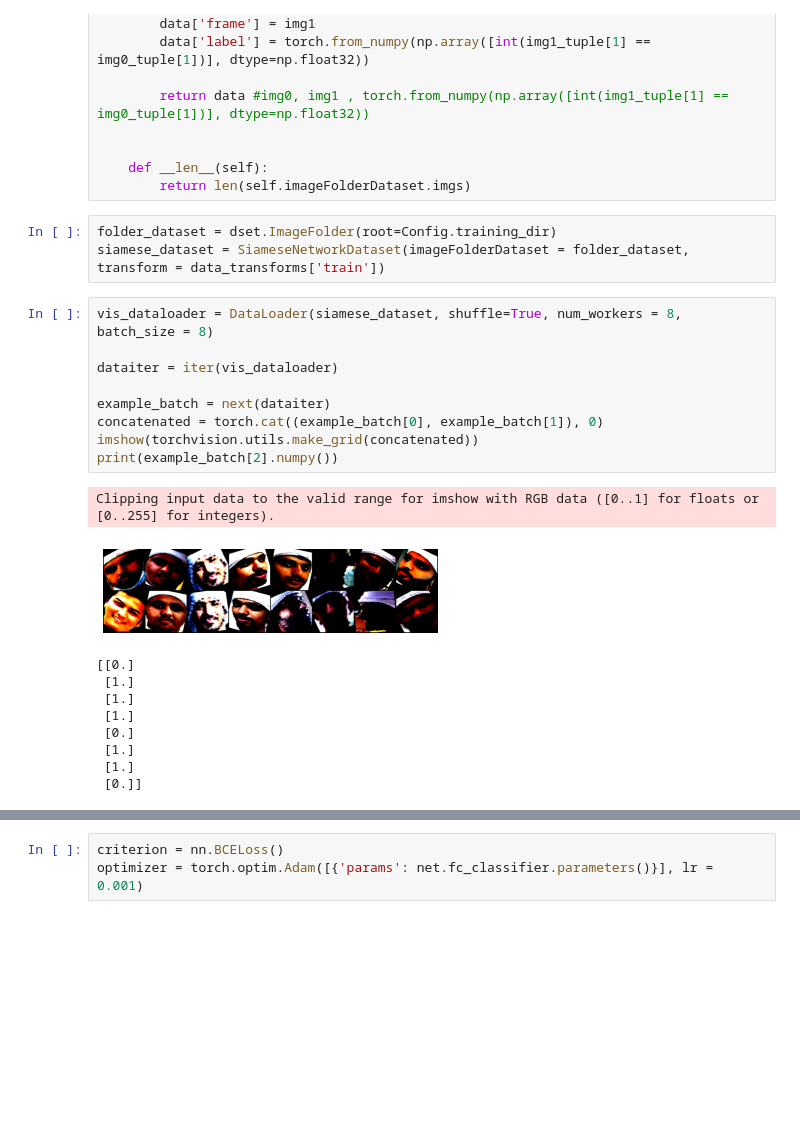
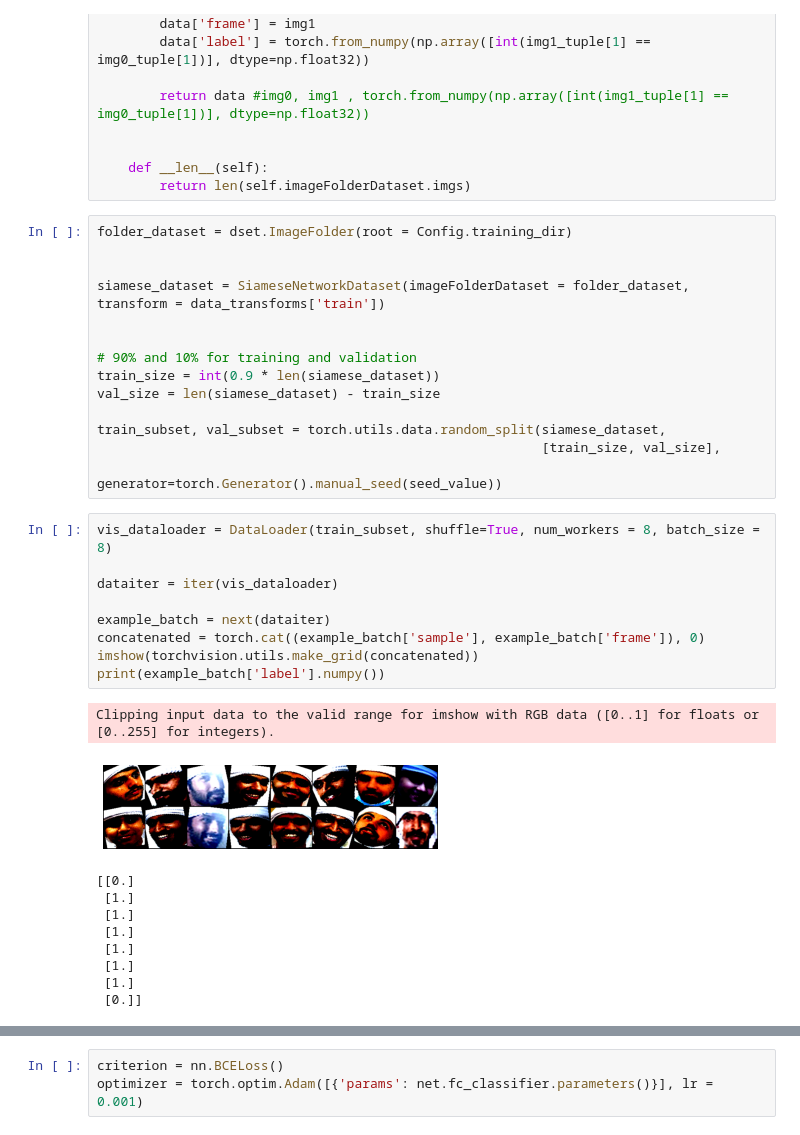
Before and after one commit to foamliu/MobileFaceNet, a Jupyter notebook: custom_classifier_training_and_testing.ipynb, the cells around one changed output, grey strips where cells are left out. Drawn from its saved outputs; the diff is of its cells as text; blank space fills up the shorter version.

Commit message:
siamese style classifier complete

```diff
--- a/custom_classifier_training_and_testing.ipynb
+++ b/custom_classifier_training_and_testing.ipynb
@@ -107,25 +109,36 @@ class SiameseNetworkDataset(Dataset):
     def __len__(self):
         return len(self.imageFolderDataset.imgs)
 # %%
-folder_dataset = dset.ImageFolder(root=Config.training_dir)
+folder_dataset = dset.ImageFolder(root = Config.training_dir)
+
+
 siamese_dataset = SiameseNetworkDataset(imageFolderDataset = folder_dataset, transform = data_transforms['train'])
+
+
+# 90% and 10% for training and validation
+train_size = int(0.9 * len(siamese_dataset))
+val_size = len(siamese_dataset) - train_size
+
+train_subset, val_subset = torch.utils.data.random_split(siamese_dataset,
+                                                         [train_size, val_size],
+                                                         generator=torch.Generator().manual_seed(seed_value))
 # %%
-vis_dataloader = DataLoader(siamese_dataset, shuffle=True, num_workers = 8, batch_size = 8)
+vis_dataloader = DataLoader(train_subset, shuffle=True, num_workers = 8, batch_size = 8)
 
 dataiter = iter(vis_dataloader)
 
 example_batch = next(dataiter)
-concatenated = torch.cat((example_batch[0], example_batch[1]), 0)
+concatenated = torch.cat((example_batch['sample'], example_batch['frame']), 0)
 imshow(torchvision.utils.make_grid(concatenated))
-print(example_batch[2].numpy())
+print(example_batch['label'].numpy())
 # %% [output]
 Clipping input data to the valid range for imshow with RGB data ([0..1] for floats or [0..255] for integers).
-[figure, old version]
+[figure, new version]
 [[0.]
  [1.]
  [1.]
  [1.]
- [0.]
+ [1.]
  [1.]
  [1.]
  [0.]]
```
Also changed, not shown: parts of 70 cells of this notebook.
